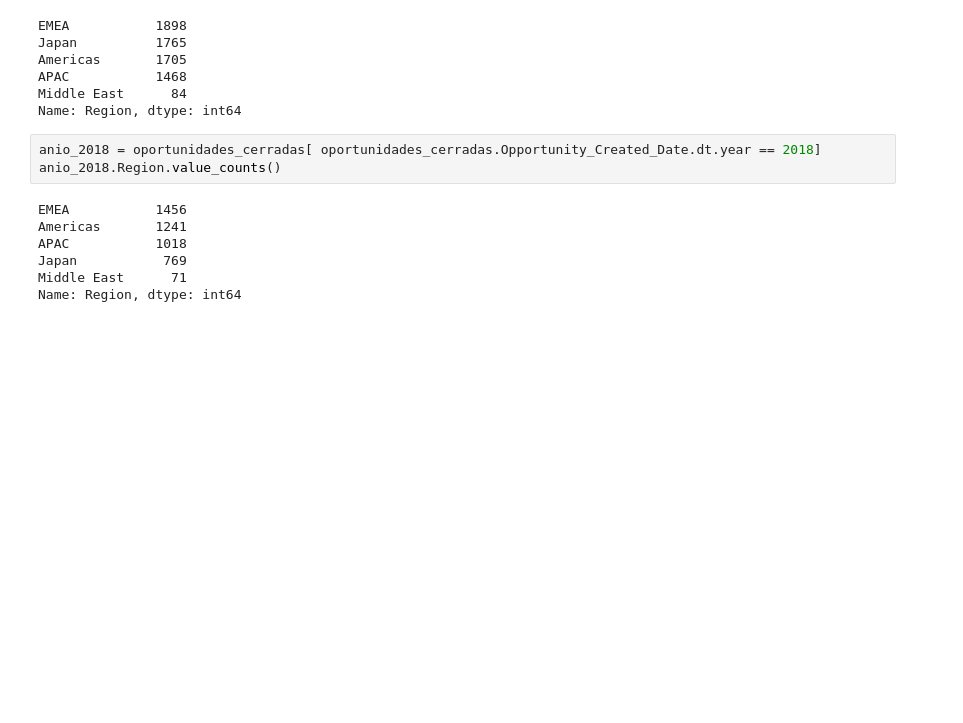
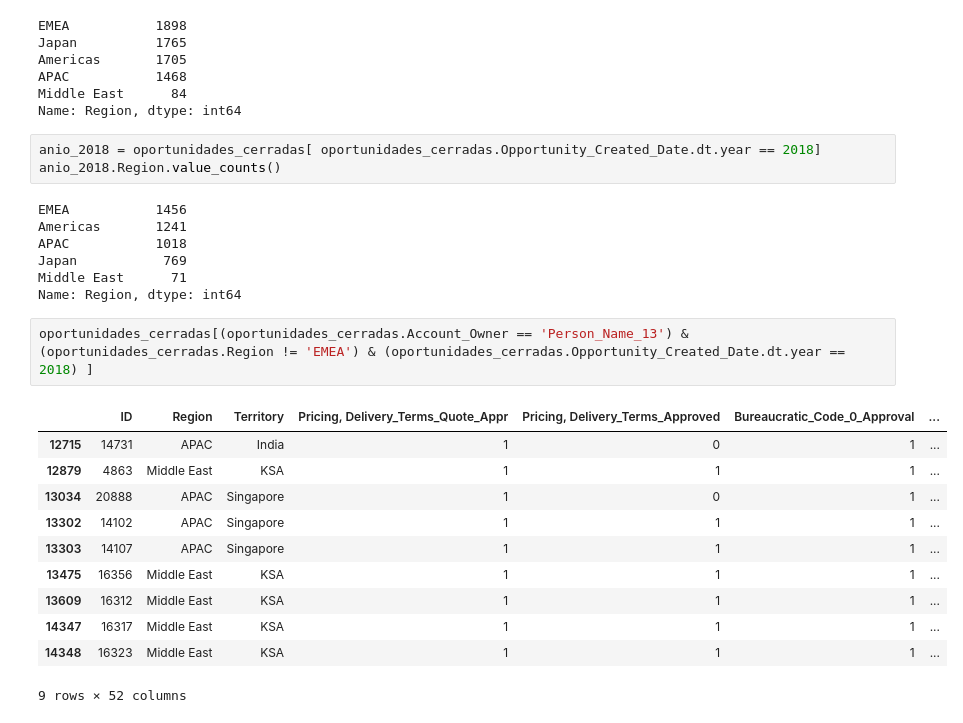
Before and after one commit to Ramaxx95/TP1-Orga-de-Datos, a Jupyter notebook: Visualizaciones/Anios.ipynb, the cells around one changed output. Saved outputs shown, nothing was run; the diff lists cells and outputs as text; blank space fills up the shorter version.

```diff
--- a/Visualizaciones/Anios.ipynb
+++ b/Visualizaciones/Anios.ipynb
@@ -181,3 +181,17 @@ APAC           1018
 Japan           769
 Middle East      71
 Name: Region, dtype: int64
+# %%
+oportunidades_cerradas[(oportunidades_cerradas.Account_Owner == 'Person_Name_13') & (oportunidades_cerradas.Region != 'EMEA') & (oportunidades_cerradas.Opportunity_Created_Date.dt.year == 2018) ]
+# %% [output]
+|  | ID | Region | Territory | Pricing, Delivery_Terms_Quote_Appr | Pricing, Delivery_Terms_Approved | Bureaucratic_Code_0_Approval | ... |
+| 12715 | 14731 | APAC | India | 1 | 0 | 1 | ... |
+| 12879 | 4863 | Middle East | KSA | 1 | 1 | 1 | ... |
+| 13034 | 20888 | APAC | Singapore | 1 | 0 | 1 | ... |
+| 13302 | 14102 | APAC | Singapore | 1 | 1 | 1 | ... |
+| 13303 | 14107 | APAC | Singapore | 1 | 1 | 1 | ... |
+| 13475 | 16356 | Middle East | KSA | 1 | 1 | 1 | ... |
+| 13609 | 16312 | Middle East | KSA | 1 | 1 | 1 | ... |
+| 14347 | 16317 | Middle East | KSA | 1 | 1 | 1 | ... |
+| 14348 | 16323 | Middle East | KSA | 1 | 1 | 1 | ... |
+9 rows × 52 columns
```
Also changed, not shown: parts of 1 cell of this notebook, 2 other files.
